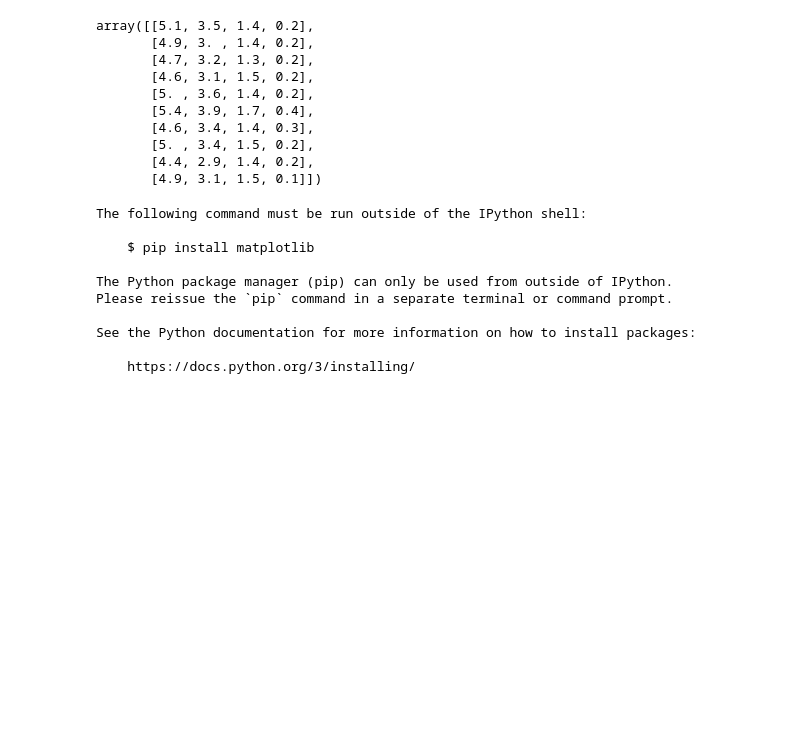
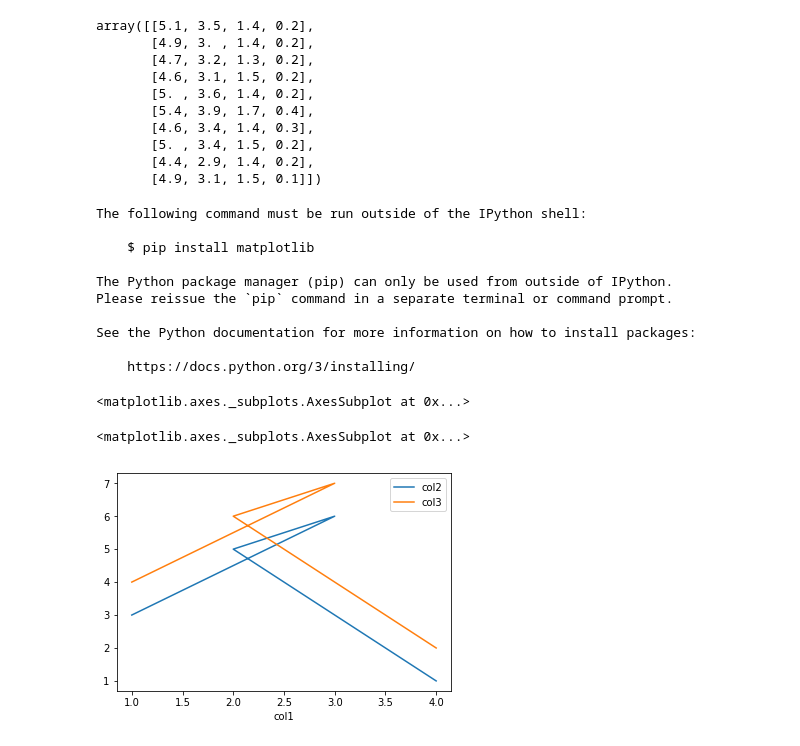
Before and after one commit to aaronm-2112/T2000, a Jupyter notebook: collaborative.ipynb, the cells around one changed output. Drawn from its saved outputs; the diff is of its cells as text; code cells hidden in the pictures; blank space fills up the shorter version.

```diff
--- a/collaborative.ipynb
+++ b/collaborative.ipynb
@@ -113,3 +113,12 @@ plot_df = pandas.DataFrame({
     'col2': [3, 6, 5, 1],
     'col3': [4, 7, 6, 2],
 })
+# %%
+plot_df.plot()
+# %% [output]
+<matplotlib.axes._subplots.AxesSubplot at 0x...>
+# %%
+plot_df.plot(x='col1')
+# %% [output]
+<matplotlib.axes._subplots.AxesSubplot at 0x...>
+[figure, added]
```
Also changed, not shown: parts of 2 cells of this notebook.
